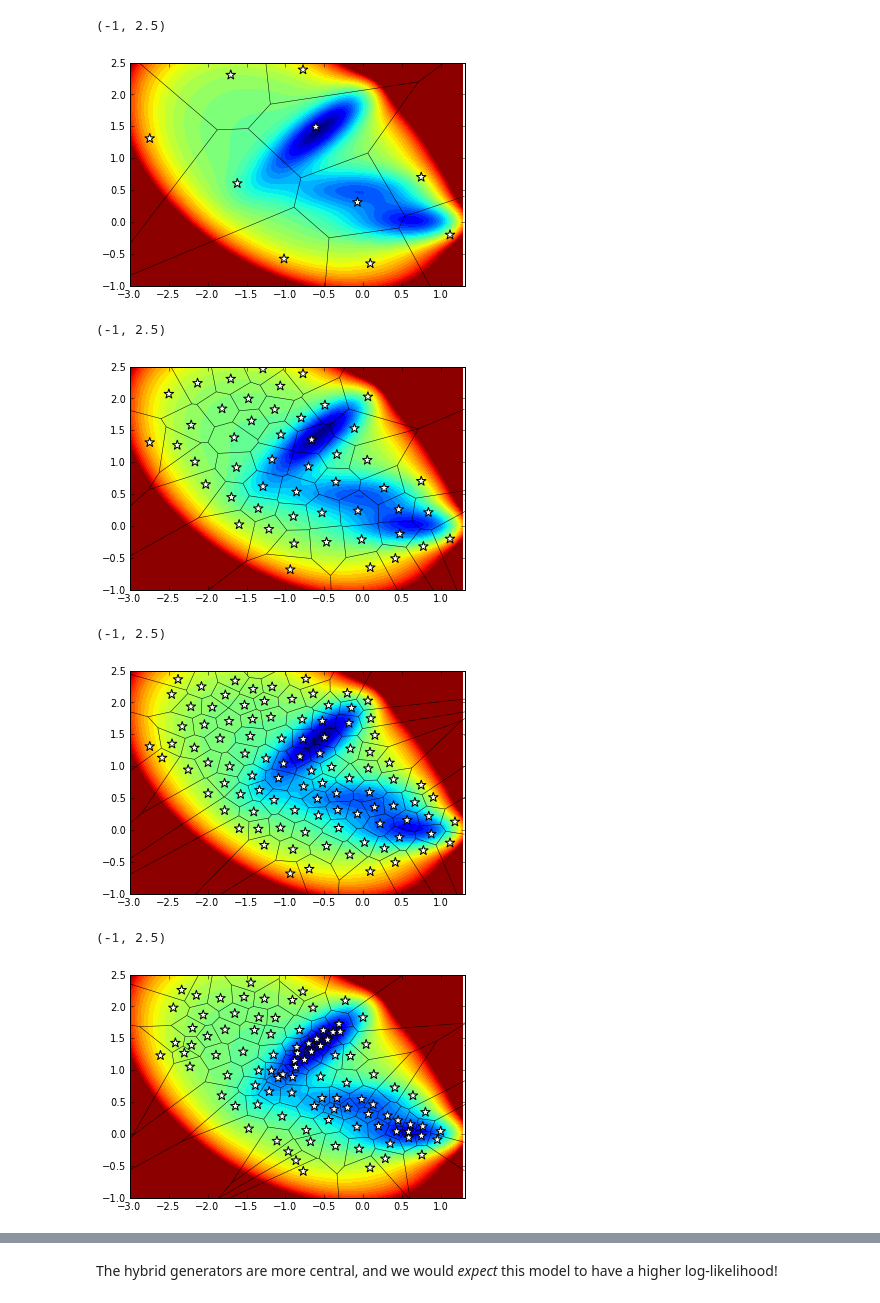
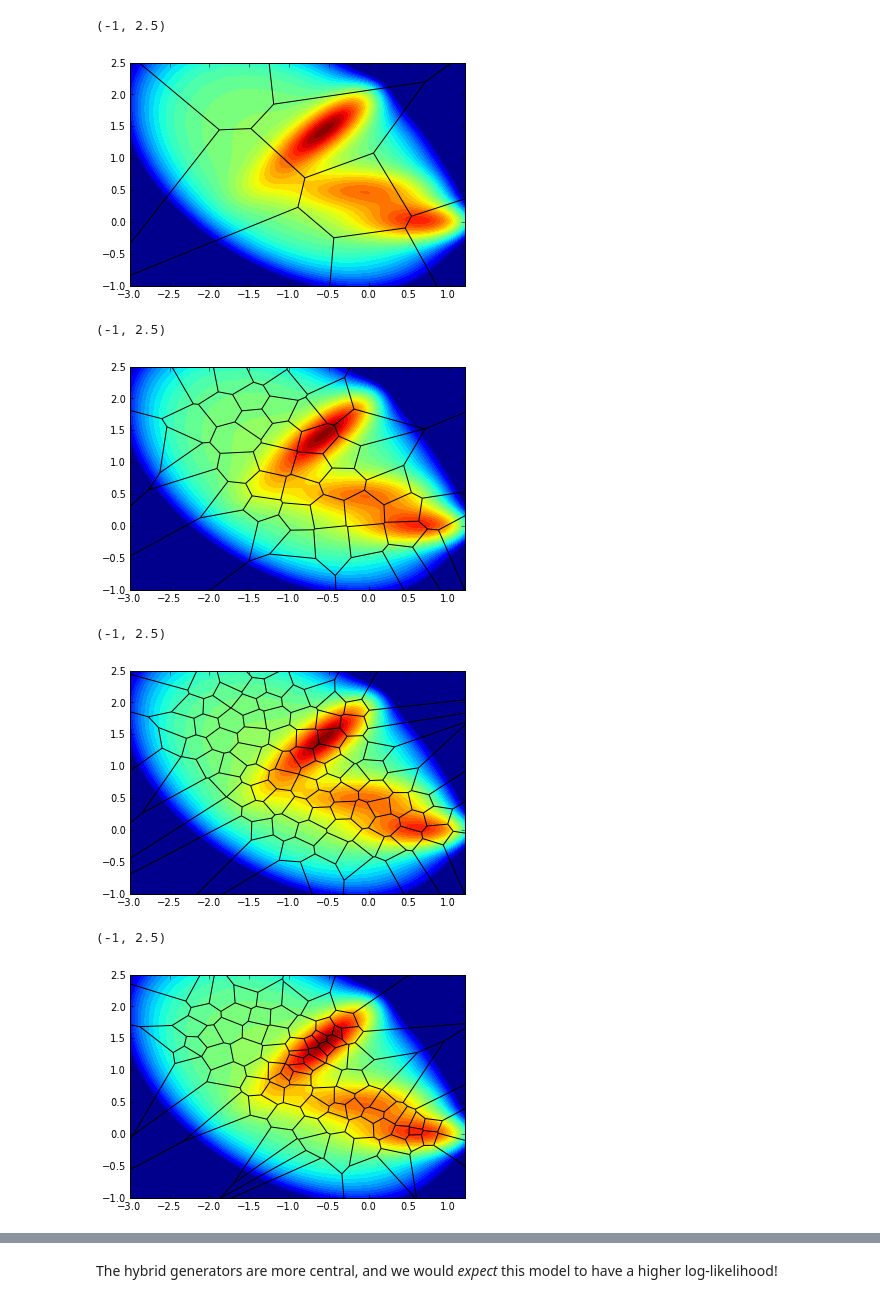
Before and after one commit to rmcgibbo/opt-k, a Jupyter notebook: muller/voronoi.ipynb, the cells around one changed output, grey strips where cells are left out. Saved outputs shown, nothing was run; the diff lists cells and outputs as text; code cells hidden in the pictures.

```diff
--- a/muller/voronoi.ipynb
+++ b/muller/voronoi.ipynb
@@ -9,42 +11,42 @@ g800 = np.load('data/gens800.npy')
 # %%
 limits = [-3, 1.3, -1, 2.5]
-muller.plot_v(*limits)
-muller.plot_voronoi(g10, limits)
-scatter(g10[:,0], g10[:,1], marker='*', s=100, c='white')
-xlim(limits[:2])
+muller.plot_v(*limits, cmap=my_cmap)
+muller.plot_voronoi(g10, limits, color=vor_color)
+#scatter(g10[:,0], g10[:,1], marker='*', s=150, c='white', edgecolor='none')
+xlim(limits[0], 1.2)
 ylim(limits[2:])
 # %% [output]
 (-1, 2.5)
-[figure, old version]
+[figure, new version]
 # %%
 limits = [-3, 1.3, -1, 2.5]
-muller.plot_v(*limits)
-muller.plot_voronoi(g50, limits)
-scatter(g50[:,0], g50[:,1], marker='*', s=100, c='white')
-xlim(limits[:2])
+muller.plot_v(*limits, cmap=my_cmap)
+muller.plot_voronoi(g50, limits, color=vor_color)
+#scatter(g50[:,0], g50[:,1], marker='*', s=150, c='skyblue', edgecolor='none')
+xlim(limits[0], 1.2)
 ylim(limits[2:])
 # %% [output]
 (-1, 2.5)
-[figure, old version]
+[figure, new version]
 # %%
 limits = [-3, 1.3, -1, 2.5]
-muller.plot_v(*limits)
-muller.plot_voronoi(g100, limits)
-scatter(g100[:,0], g100[:,1], marker='*', s=100, c='white')
-xlim(limits[:2])
+muller.plot_v(*limits, cmap=matplotlib.cm.jet_r)
+muller.plot_voronoi(g100, limits, color='black')
+#scatter(g100[:,0], g100[:,1], marker='*', s=100, c='white')
+xlim(limits[0], 1.2)
 ylim(limits[2:])
 # %% [output]
 (-1, 2.5)
-[figure, old version]
+[figure, new version]
 # %%
 g100h = np.load('data/gens100hybrid.npy')
-muller.plot_v(*limits)
-muller.plot_voronoi(g100h, limits)
-scatter(g100h[:,0], g100h[:,1], marker='*', s=100, c='white')
-xlim(limits[:2])
+muller.plot_v(*limits, cmap=my_cmap)
+muller.plot_voronoi(g100h, limits, color=vor_color)
+#scatter(g100h[:,0], g100h[:,1], marker='*', s=100, c='white')
+xlim(limits[0], 1.2)
 ylim(limits[2:])
 # %% [output]
 (-1, 2.5)
-[figure, old version]
+[figure, new version]
 # %%
 limits = [-3, 1.3, -1, 2.5]
```
Also changed, not shown: parts of 3 cells of this notebook, 3 other files.
